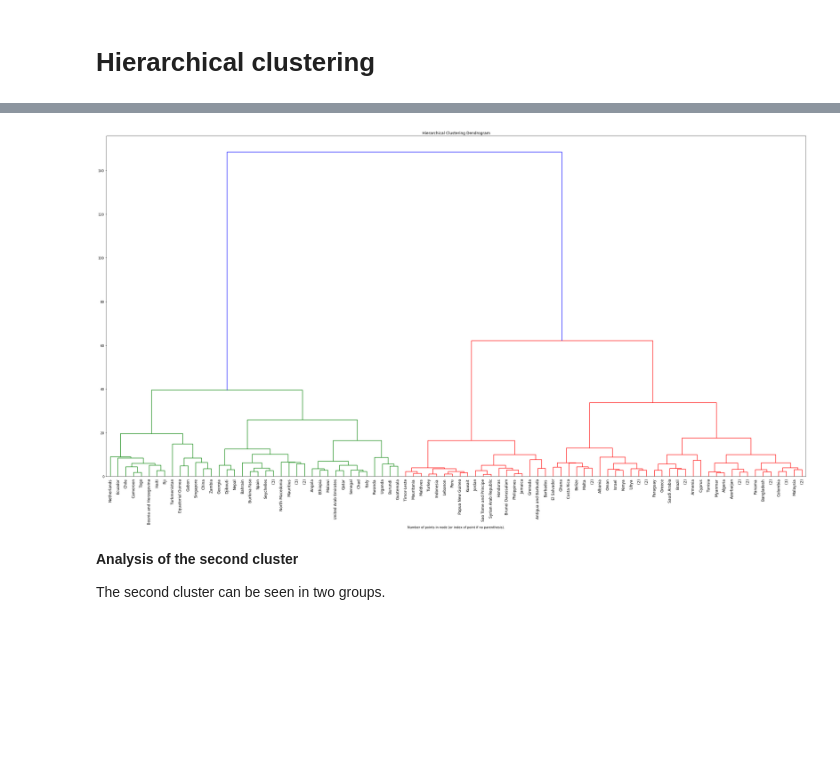
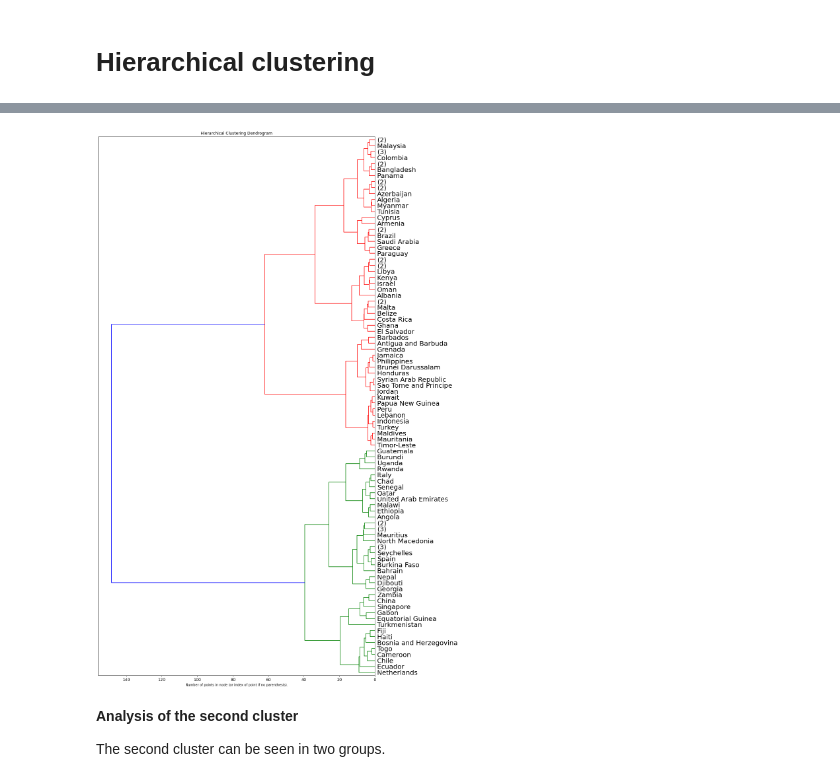
Before and after one commit to GabrieleKasputyte/Duomenu-gavyba, a Jupyter notebook: DS_egzaminas_HC.ipynb, the cells around one changed output, grey strips where cells are left out. Cells and saved outputs as stored; diff of their text form; code cells hidden in the pictures; blank space fills up the shorter version.

```diff
--- a/DS_egzaminas_HC.ipynb
+++ b/DS_egzaminas_HC.ipynb
@@ -170,20 +231,20 @@ The first cluster can be seen in two groups. Eight countries fall into one group
 # %%
 X = df2
 
 # setting distance_threshold=0 ensures we compute the full tree.
 model = AgglomerativeClustering(distance_threshold=0, n_clusters=None)
 
 model = model.fit(X)
-plt.figure(figsize=(40,20))
+plt.figure(figsize=(15,30))
 plt.title('Hierarchical Clustering Dendrogram')
 # plot the top three levels of the dendrogram
-plot_dendrogram(model, truncate_mode='level', p=7, labels=list(df2.index))
+plot_dendrogram(model, truncate_mode='level', p=7, labels=list(df2.index), leaf_font_size=20, orientation = "left")
 plt.xlabel("Number of points in node (or index of point if no parenthesis).")
 plt.xticks(fontsize=12)
 plt.savefig('cluster2.png')
 plt.show()
 # %% [output]
-[figure, old version]
+[figure, new version]
 # %% [markdown]
 **Analysis of the second cluster**
 
```
Also changed, not shown: parts of 7 cells of this notebook.
